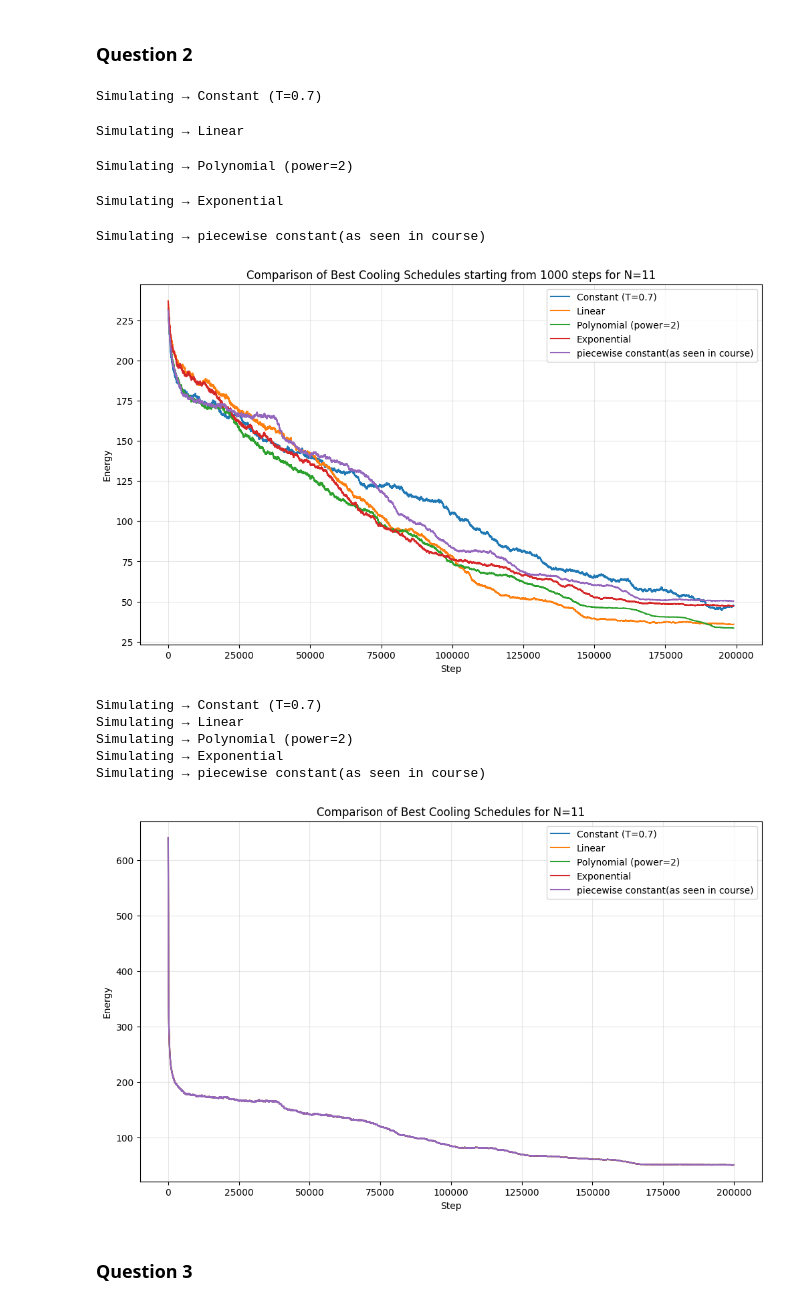
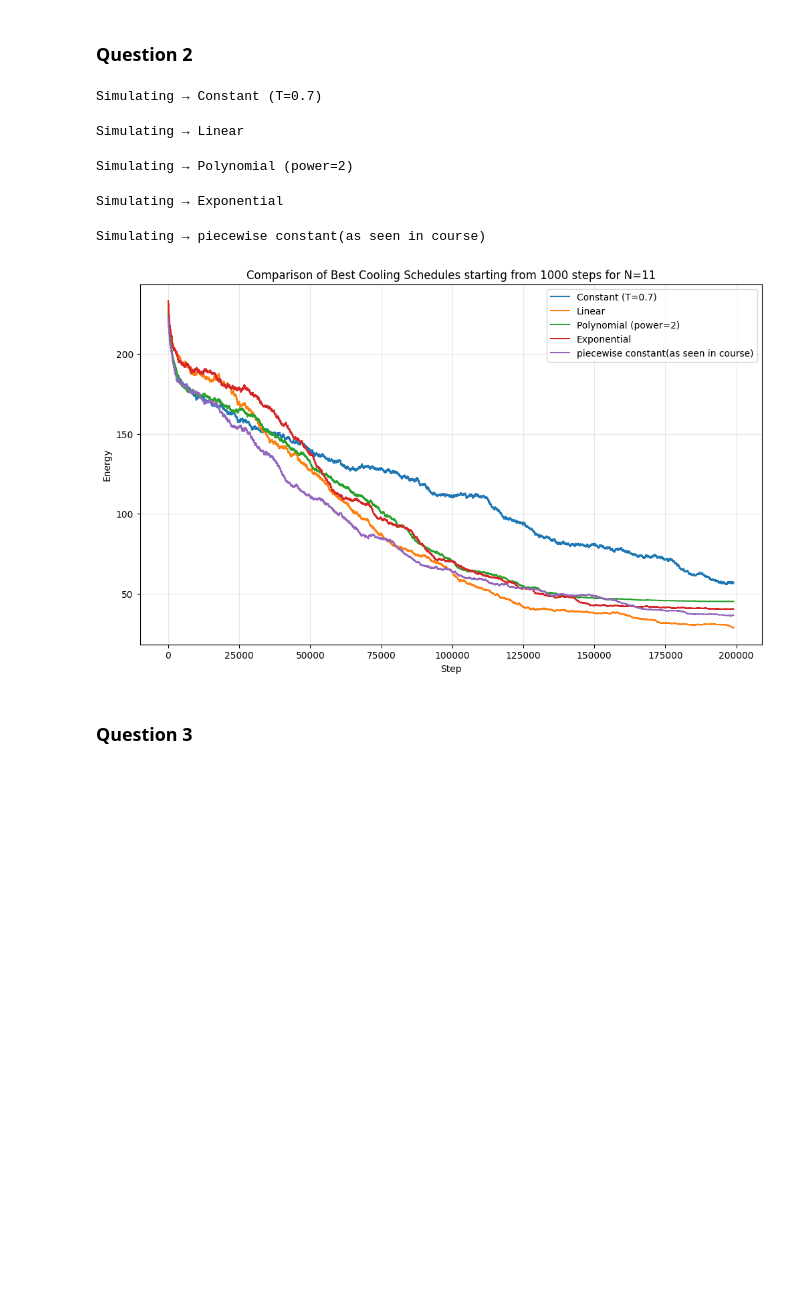
Before and after one commit to jusdelio/MarkovChainMiniProject, a Jupyter notebook: run.ipynb, the cells around one changed output. Cells and saved outputs as stored; diff of their text form; code cells hidden in the pictures; blank space fills up the shorter version.

```diff
--- a/run.ipynb
+++ b/run.ipynb
@@ -295,70 +56,12 @@ def make_batch_schedule(T0, T1, steps, batches=5):
 # %%
-
-
-def plot_multiple_schedules(N, steps, runs=10):
-    """
-    Compare:
-      - Constant temperature
-      - Linear annealing
-      - Polynomial annealing
-      - Exponential annealing
-      - Batch (piecewise constant)
-    """
-
-
-
-
-
-    schedules = {  #Bests parameters found with tuning
-        "Constant (T=0.7)": 0.7,
-        "Linear": make_linear_schedule(0.8, 0.4, steps),
-        "Polynomial (power=2)": make_polynomial_schedule(0.7, 0.1, steps, power=2),
-        "Exponential": make_exponential_schedule(0.8, 0.4, steps),
-        "piecewise constant(as seen in course)": make_batch_schedule(0.7, 0.3, steps, batches=5),
-    }
-
-    plt.figure(figsize=(12, 7))
-
-    for name, schedule in schedules.items():
-        print(f"Simulating → {name}")
-        energies = run_ensemble(N, steps, schedule, runs=runs)
-        plt.plot(energies[1000:], label=name)
-
-    plt.title(f"Comparison of Best Cooling Schedules starting from 1000 steps for N={N}")
-    plt.xlabel("Step")
-    plt.ylabel("Energy")
-    plt.legend()
-    plt.grid(True, alpha=0.3)
-    plt.show()
-
-    plt.figure(figsize=(12, 7))
-
-    for name, schedule in schedules.items():
-        print(f"Simulating → {name}")
-        plt.plot(energies[100:], label=name)
-
-    plt.title(f"Comparison of Best Cooling Schedules for N={N}")
-    plt.xlabel("Step")
-    plt.ylabel("Energy")
-    plt.legend()
-    plt.grid(True, alpha=0.3)
-    plt.show()
-
-
 np.random.seed(21)
 plot_multiple_schedules(N=11, steps=200000, runs=50)
 # %% [output]
 Simulating → Constant (T=0.7)
 Simulating → Linear
 Simulating → Polynomial (power=2)
 Simulating → Exponential
 Simulating → piecewise constant(as seen in course)
-[figure, old version]
+[figure, new version]
-Simulating → Constant (T=0.7)
-Simulating → Linear
-Simulating → Polynomial (power=2)
-Simulating → Exponential
-Simulating → piecewise constant(as seen in course)
-[figure, removed]
 # %% [markdown]
 ### Question 3
```
Also changed, not shown: parts of 9 cells of this notebook, 1 other file.
